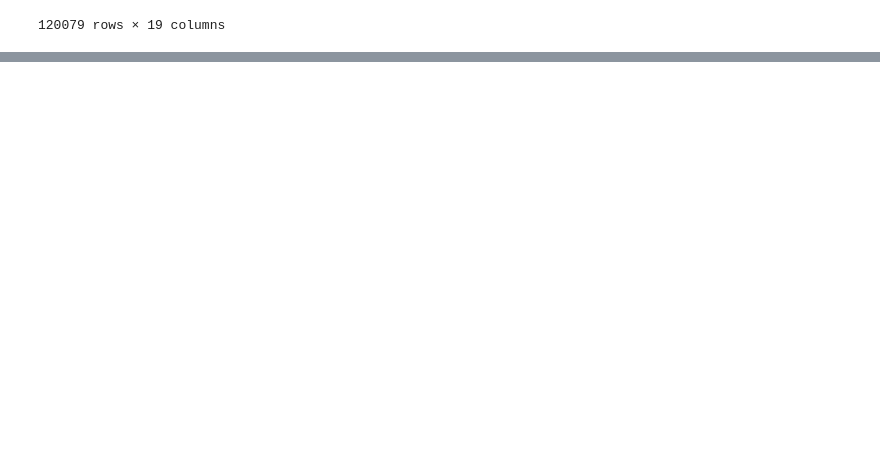
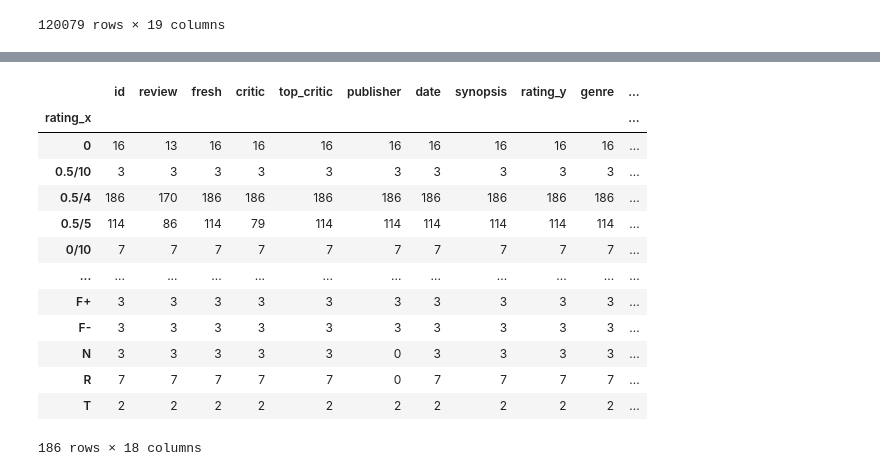
Before and after one commit to MusaAbbasi/phase_1_project, a Jupyter notebook: Critic Review Data.ipynb, the cells around one changed output, grey strips where cells are left out. Drawn from its saved outputs; the diff is of its cells as text; code cells hidden in the pictures; blank space fills up the shorter version.

Commit message:
modifying reviews

```diff
--- a/Critic Review Data.ipynb
+++ b/Critic Review Data.ipynb
@@ -108,0 +145,17 @@ Name: rating_x, Length: 186, dtype: int64
+# %%
+rt_movies_df.groupby('rating_x').count()
+# %% [output]
+|  | id | review | fresh | critic | top_critic | publisher | date | synopsis | rating_y | genre | ... |
+| rating_x |  |  |  |  |  |  |  |  |  |  | ... |
+| 0 | 16 | 13 | 16 | 16 | 16 | 16 | 16 | 16 | 16 | 16 | ... |
+| 0.5/10 | 3 | 3 | 3 | 3 | 3 | 3 | 3 | 3 | 3 | 3 | ... |
+| 0.5/4 | 186 | 170 | 186 | 186 | 186 | 186 | 186 | 186 | 186 | 186 | ... |
+| 0.5/5 | 114 | 86 | 114 | 79 | 114 | 114 | 114 | 114 | 114 | 114 | ... |
+| 0/10 | 7 | 7 | 7 | 7 | 7 | 7 | 7 | 7 | 7 | 7 | ... |
+| ... | ... | ... | ... | ... | ... | ... | ... | ... | ... | ... | ... |
+| F+ | 3 | 3 | 3 | 3 | 3 | 3 | 3 | 3 | 3 | 3 | ... |
+| F- | 3 | 3 | 3 | 3 | 3 | 3 | 3 | 3 | 3 | 3 | ... |
+| N | 3 | 3 | 3 | 3 | 3 | 0 | 3 | 3 | 3 | 3 | ... |
+| R | 7 | 7 | 7 | 7 | 7 | 0 | 7 | 7 | 7 | 7 | ... |
+| T | 2 | 2 | 2 | 2 | 2 | 2 | 2 | 2 | 2 | 2 | ... |
+186 rows × 18 columns
```
Also changed, not shown: parts of 9 cells of this notebook.
